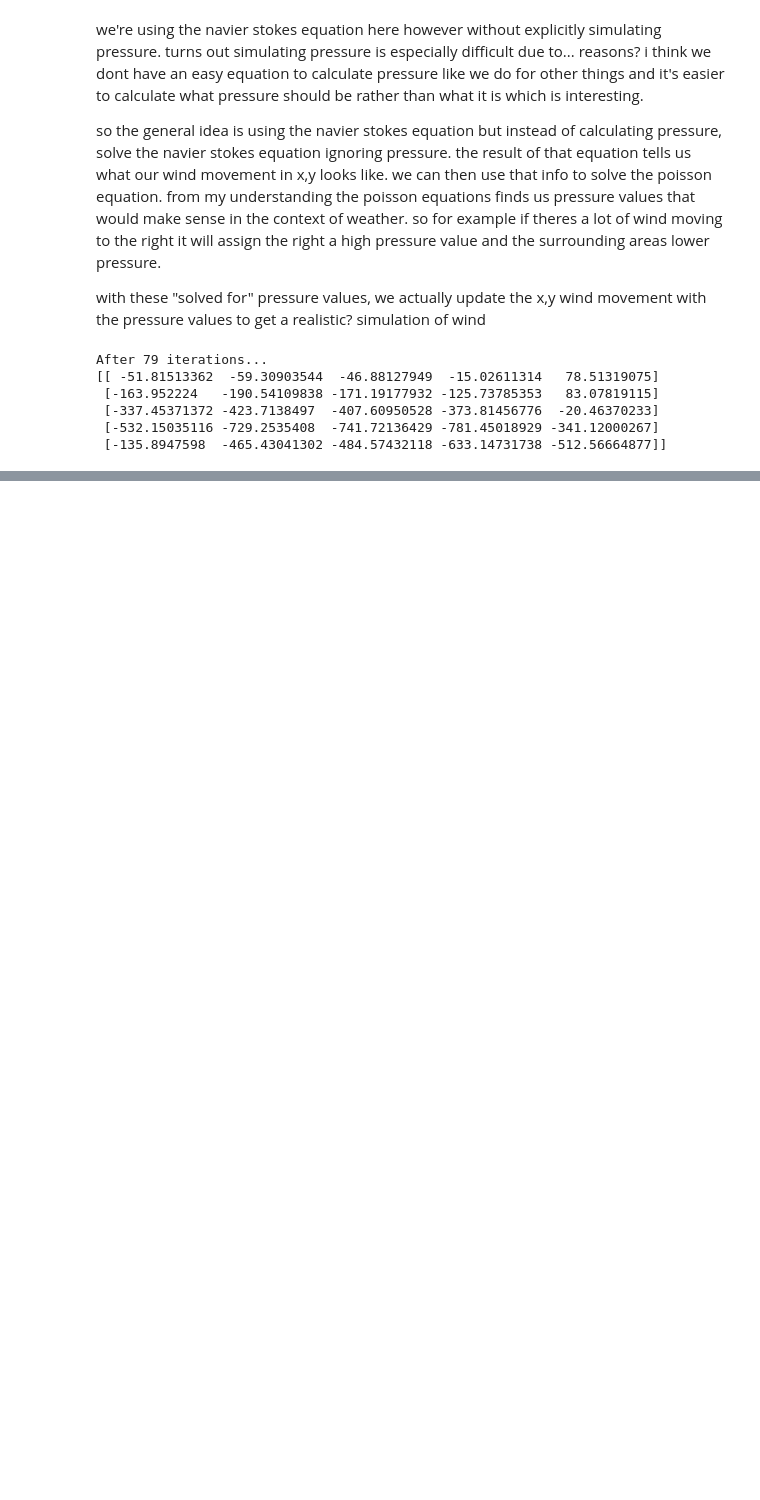
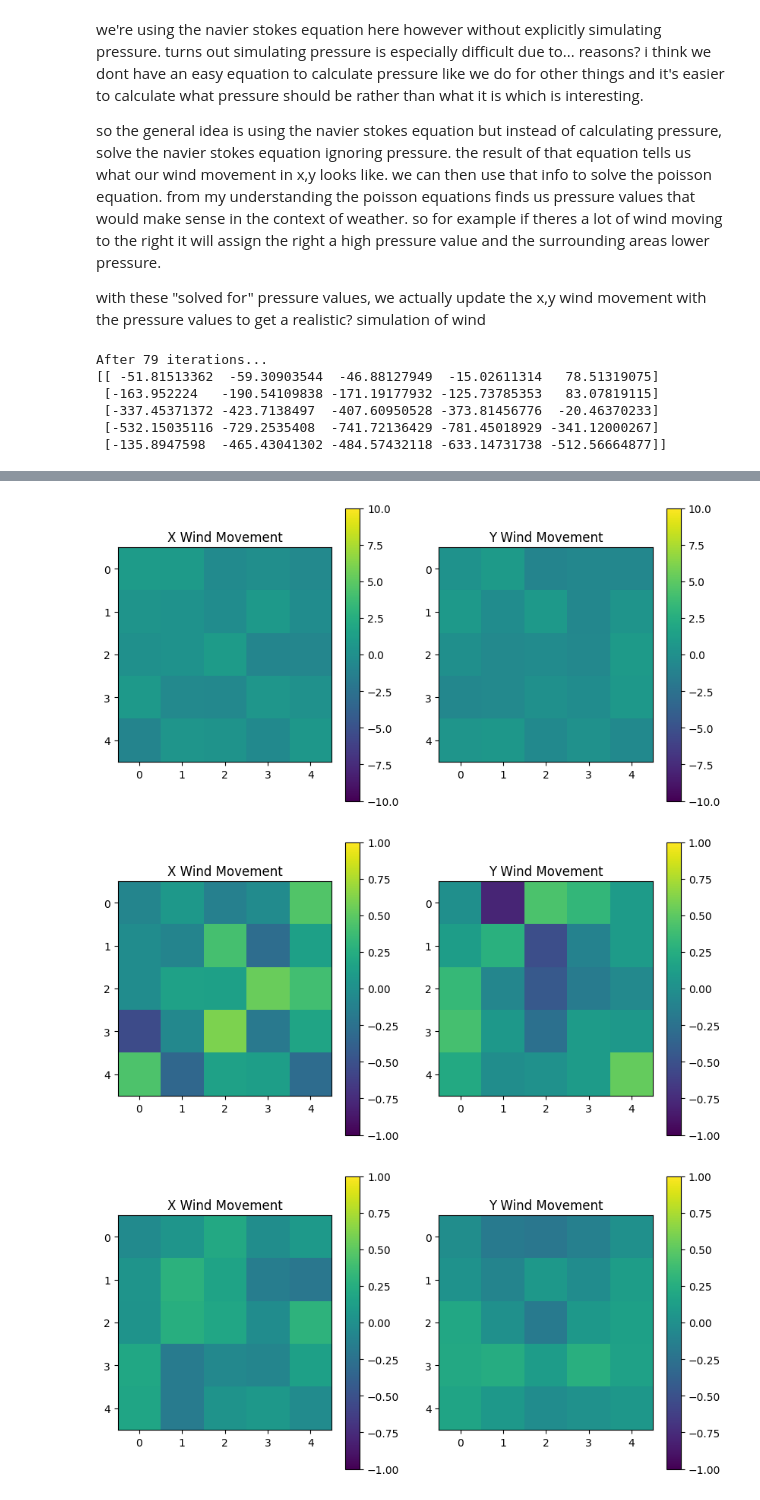
Before and after one commit to Antel0pe/WeatherSimulations, a Jupyter notebook: notebooks/NavierStokesIncompressibleModel.ipynb, the cells around one changed output, grey strips where cells are left out. Saved outputs shown, nothing was run; the diff lists cells and outputs as text; code cells hidden in the pictures; blank space fills up the shorter version.

```diff
--- a/notebooks/NavierStokesIncompressibleModel.ipynb
+++ b/notebooks/NavierStokesIncompressibleModel.ipynb
@@ -13,6 +13,3 @@ cellSize = 1
 
 viscosity = 10**-5
 density = 1.2
-# %%
-xWindMovement = np.arange(1, 26).reshape(5, 5)
-yWindMovement = np.arange(1, 26).reshape(5, 5)
@@ -75,11 +98,18 @@ yWindMovement = yPredictedWind - timestep/density * yPressureGradient
 # %%
-def plotData(data1, data2, title1, title2):
+def plotData(data1, data2, title1, title2, vmin=None, vmax=None):
     fig, axes = plt.subplots(1, 2, figsize=(10, 5))  # Create 1 row, 2 columns
-    im1 = axes[0].imshow(data1, cmap='viridis')
+
+    # Determine color scale limits if not provided
+    if vmin is None or vmax is None:
+        vmin = min(np.min(data1), np.min(data2))
+        vmax = max(np.max(data1), np.max(data2))
+
+    # Plot with consistent color scale
+    im1 = axes[0].imshow(data1, cmap='viridis', vmin=vmin, vmax=vmax)
     axes[0].set_title(title1)
     fig.colorbar(im1, ax=axes[0])
 
-    im2 = axes[1].imshow(data2, cmap='viridis')
+    im2 = axes[1].imshow(data2, cmap='viridis', vmin=vmin, vmax=vmax)
     axes[1].set_title(title2)
     fig.colorbar(im2, ax=axes[1])
 
@@ -133,0 +159,21 @@ for i in range(10):
+# %%
+xWindMovement, yWindMovement = resetWind()
+plotData(xWindMovement, yWindMovement, 'X Wind Movement', 'Y Wind Movement', -10, 10)
+
+for i in range(10):
+    xPredictedWind = predictWind(xWindMovement, yWindMovement, 'x')
+    yPredictedWind = predictWind(xWindMovement, yWindMovement, 'y')
+
+    pressure = solvePressure(xPredictedWind, yPredictedWind)
+
+    xWindMovement = updateWind(xPredictedWind, pressure, 'x')
+    yWindMovement = updateWind(yPredictedWind, pressure, 'y')
+
+    # print(f"Max divergence: {np.max(np.abs(divergence(xWindMovement, yWindMovement)))}")
+    # print(f"Max pressure: {np.max(pressure)}, Min pressure: {np.min(pressure)}")
+
+    plotData(xWindMovement, yWindMovement, 'X Wind Movement', 'Y Wind Movement', -1, 1)
+# %% [output]
+[figure, added]
+[figure, added]
+[figure, added]
```
Also changed, not shown: parts of 8 cells of this notebook.
